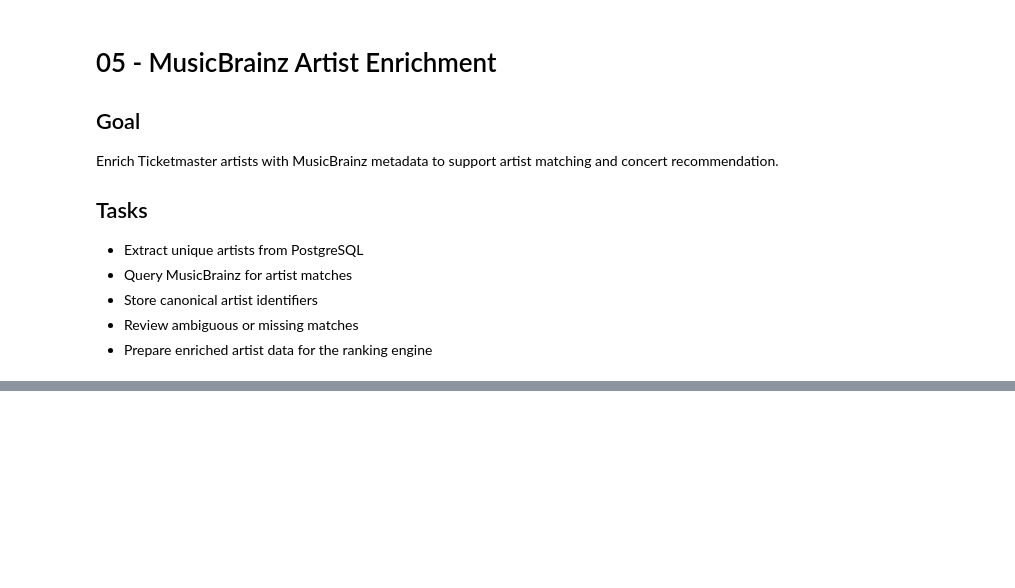
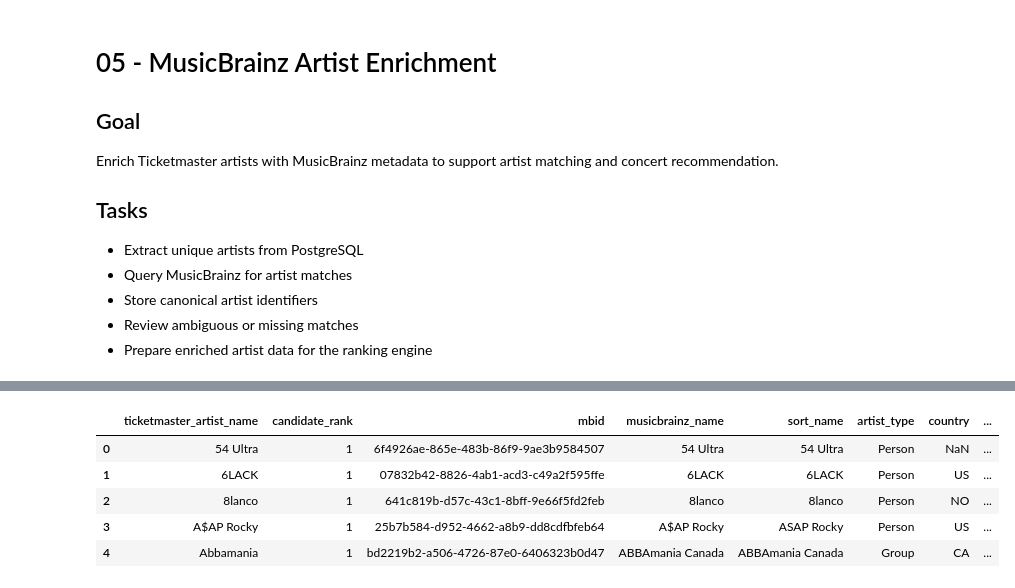
Before and after one commit to avetisyanna/gigroute-europe, a Jupyter notebook: notebooks/05_musicbrainz_enrichment.ipynb, the cells around one changed output, grey strips where cells are left out. Cells and saved outputs as stored; diff of their text form; code cells hidden in the pictures; blank space fills up the shorter version.

```diff
--- a/notebooks/05_musicbrainz_enrichment.ipynb
+++ b/notebooks/05_musicbrainz_enrichment.ipynb
@@ -98,0 +255,28 @@ artist_data.get('artists', [])[:2]
+# %%
+candidate_rows = []
+
+for artist_name, result in artist_cache.items():
+
+    candidates = result.get("artists", [])
+
+    for rank, candidate in enumerate(candidates, start=1):
+
+        candidate_rows.append({
+            "ticketmaster_artist_name": artist_name,
+            "candidate_rank": rank,
+            "mbid": candidate.get("id"),
+            "musicbrainz_name": candidate.get("name"),
+            "sort_name": candidate.get("sort-name"),
+            "artist_type": candidate.get("type"),
+            "country": candidate.get("country"),
+            "disambiguation": candidate.get("disambiguation"),
+            "score": candidate.get("score")
+        })
+# %%
+candidates_df = pd.DataFrame(candidate_rows)
+candidates_df.head()
+
+candidates_df.shape
+candidates_df.columns
+
+candidates_df.info()
@@ -98,0 +503,15 @@ artist_data.get('artists', [])[:2]
+# %%
+top_candidates = (
+    candidates_df.sort_values(["ticketmaster_artist_name", "score"],
+                              ascending=[True, False])
+                  .drop_duplicates(subset="ticketmaster_artist_name", keep= "first")
+                  .reset_index(drop= True)
+)
+top_candidates.head()
+# %% [output]
+|  | ticketmaster_artist_name | candidate_rank | mbid | musicbrainz_name | sort_name | artist_type | country | ... |
+| 0 | 54 Ultra | 1 | 6f4926ae-865e-483b-86f9-9ae3b9584507 | 54 Ultra | 54 Ultra | Person | NaN | ... |
+| 1 | 6LACK | 1 | 07832b42-8826-4ab1-acd3-c49a2f595ffe | 6LACK | 6LACK | Person | US | ... |
+| 2 | 8lanco | 1 | 641c819b-d57c-43c1-8bff-9e66f5fd2feb | 8lanco | 8lanco | Person | NO | ... |
+| 3 | A$AP Rocky | 1 | 25b7b584-d952-4662-a8b9-dd8cdfbfeb64 | A$AP Rocky | ASAP Rocky | Person | US | ... |
+| 4 | Abbamania | 1 | bd2219b2-a506-4726-87e0-6406323b0d47 | ABBAmania Canada | ABBAmania Canada | Group | CA | ... |
```
Also changed, not shown: parts of 43 cells of this notebook.
